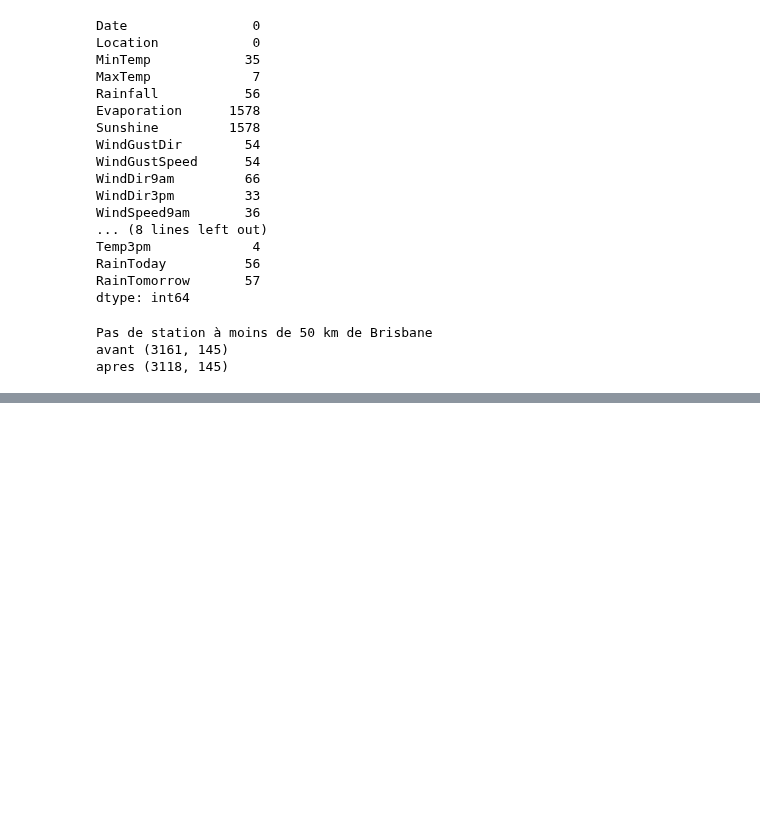
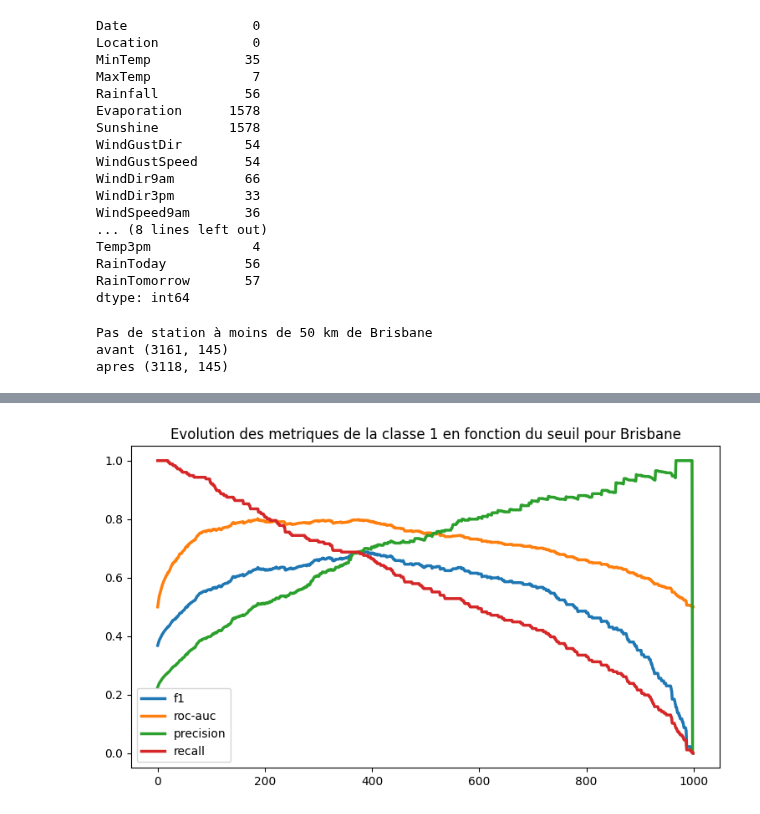
Before and after one commit to alastirm/NOV24_MLOPS_METEO, a Jupyter notebook: src2/test.ipynb, the cells around one changed output, grey strips where cells are left out. Drawn from its saved outputs; the diff is of its cells as text; code cells hidden in the pictures; blank space fills up the shorter version.

```diff
--- a/src2/test.ipynb
+++ b/src2/test.ipynb
@@ -190,31 +214,33 @@ plt.show()
 # %%
 f1_1 = []
 roc_1 = []
 precision1 = []
 recall1 = []
 
 for i in np.linspace(0, 1, 1000):
 
     seuil = i
 
     y_pred = (y_pred_prob1 > i).astype("int32")
 
     f1_1.append(f1_score(y_test, y_pred))
     roc_1.append(roc_auc_score(y_test, y_pred))
     precision1.append(precision_score(y_test, y_pred))
     recall1.append(recall_score(y_test, y_pred))
 
 plt.figure(figsize = (20, 5))
 
 plt.subplot(121)
-plt.plot(f1_1, label = 'f1')
-plt.plot(roc_1, label = 'roc')
-plt.plot(precision1, label = 'precision')
-plt.plot(recall1, label = 'recall')
-plt.title(f'Evolution des metrique de la classe 1 en fonction du seuils pour {city}')
+plt.plot(f1_1, label = 'f1', linewidth=2.5)
+plt.plot(roc_1, label = 'roc-auc', linewidth=2.5)
+plt.plot(precision1, label = 'precision', linewidth=2.5)
+plt.plot(recall1, label = 'recall', linewidth=2.5)
+plt.title(f'Evolution des metriques de la classe 1 en fonction du seuil pour {city}')
 plt.legend()
 
 plt.show()
+# %% [output]
+[figure, added]
 # %%
 df = pd.read_csv('../data/weatherAUS.csv')
 
```
Also changed, not shown: parts of 7 cells of this notebook.
